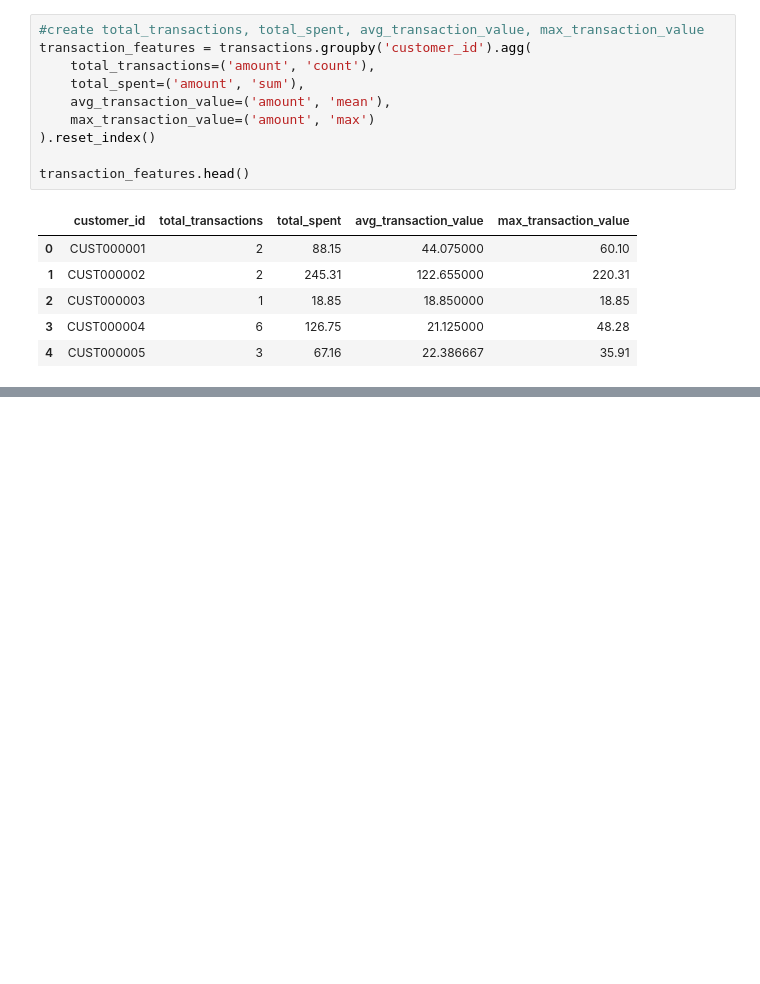
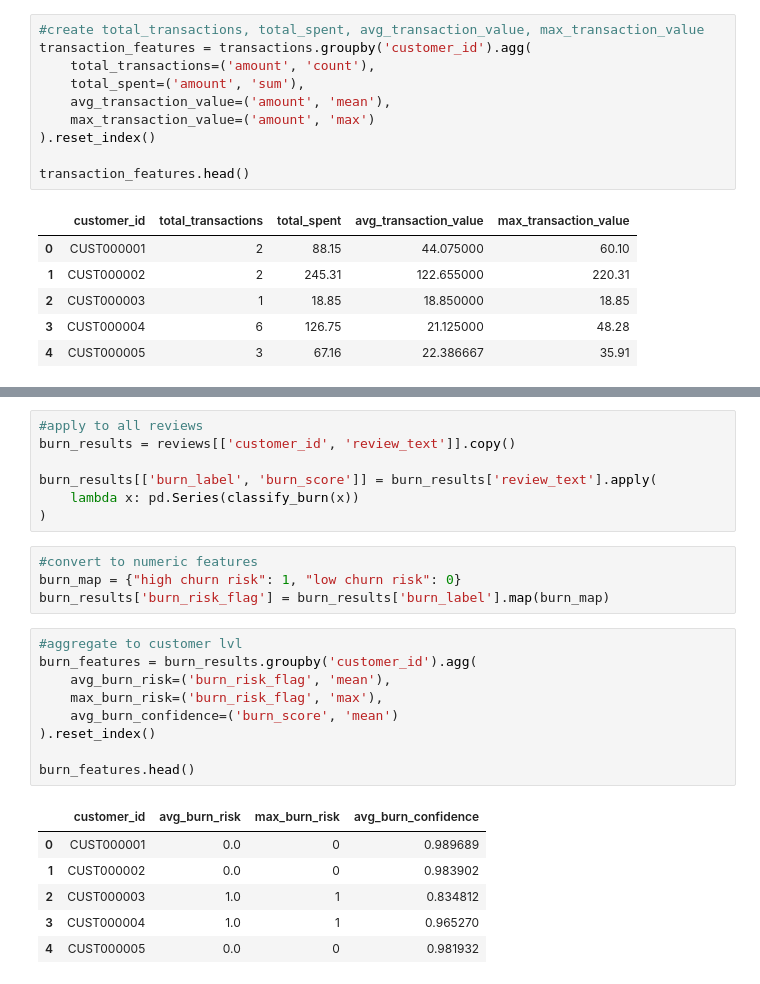
Before and after one commit to muinul-official/Data-Mining-G13, a Jupyter notebook: EDA_&_Feature_Engineering.ipynb, the cells around one changed output, grey strips where cells are left out. Drawn from its saved outputs; the diff is of its cells as text; blank space fills up the shorter version.

```diff
--- a/EDA_&_Feature_Engineering.ipynb
+++ b/EDA_&_Feature_Engineering.ipynb
@@ -186,0 +272,27 @@ transaction_features.head()
+# %%
+#apply to all reviews
+burn_results = reviews[['customer_id', 'review_text']].copy()
+
+burn_results[['burn_label', 'burn_score']] = burn_results['review_text'].apply(
+    lambda x: pd.Series(classify_burn(x))
+)
+# %%
+#convert to numeric features
+burn_map = {"high churn risk": 1, "low churn risk": 0}
+burn_results['burn_risk_flag'] = burn_results['burn_label'].map(burn_map)
+# %%
+#aggregate to customer lvl
+burn_features = burn_results.groupby('customer_id').agg(
+    avg_burn_risk=('burn_risk_flag', 'mean'),
+    max_burn_risk=('burn_risk_flag', 'max'),
+    avg_burn_confidence=('burn_score', 'mean')
+).reset_index()
+
+burn_features.head()
+# %% [output]
+|  | customer_id | avg_burn_risk | max_burn_risk | avg_burn_confidence |
+| 0 | CUST000001 | 0.0 | 0 | 0.989689 |
+| 1 | CUST000002 | 0.0 | 0 | 0.983902 |
+| 2 | CUST000003 | 1.0 | 1 | 0.834812 |
+| 3 | CUST000004 | 1.0 | 1 | 0.965270 |
+| 4 | CUST000005 | 0.0 | 0 | 0.981932 |
```
Also changed, not shown: parts of 10 cells of this notebook.
